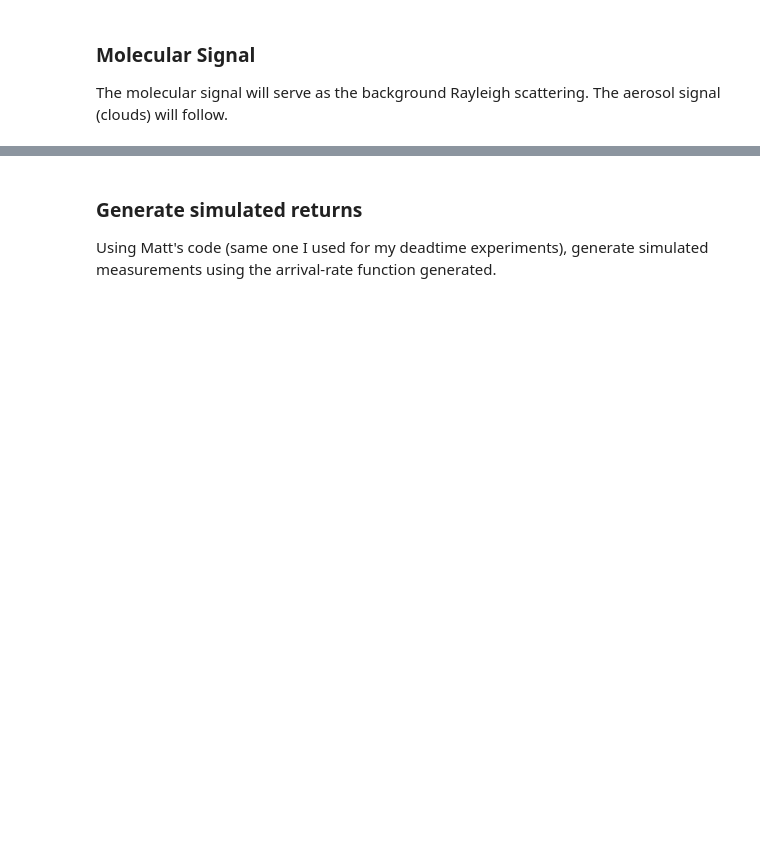
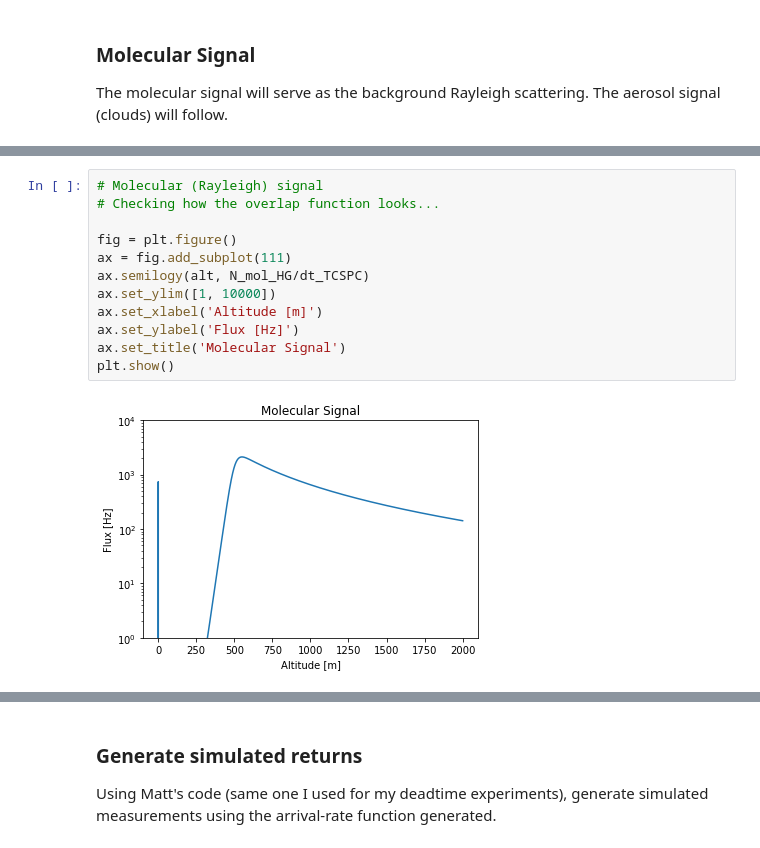
Before and after one commit to gkirchhoff32/Cloud-Measurements, a Jupyter notebook: meas_sim.ipynb, the cells around one changed output, grey strips where cells are left out. Saved outputs shown, nothing was run; the diff lists cells and outputs as text; blank space fills up the shorter version.

```diff
--- a/meas_sim.ipynb
+++ b/meas_sim.ipynb
@@ -123,0 +123,14 @@ Total high gain photons: 7.87E-03
+# %%
+# Molecular (Rayleigh) signal
+# Checking how the overlap function looks...
+
+fig = plt.figure()
+ax = fig.add_subplot(111)
+ax.semilogy(alt, N_mol_HG/dt_TCSPC)
+ax.set_ylim([1, 10000])
+ax.set_xlabel('Altitude [m]')
+ax.set_ylabel('Flux [Hz]')
+ax.set_title('Molecular Signal')
+plt.show()
+# %% [output]
+[figure, added]
```
Also changed, not shown: parts of 8 cells of this notebook.
